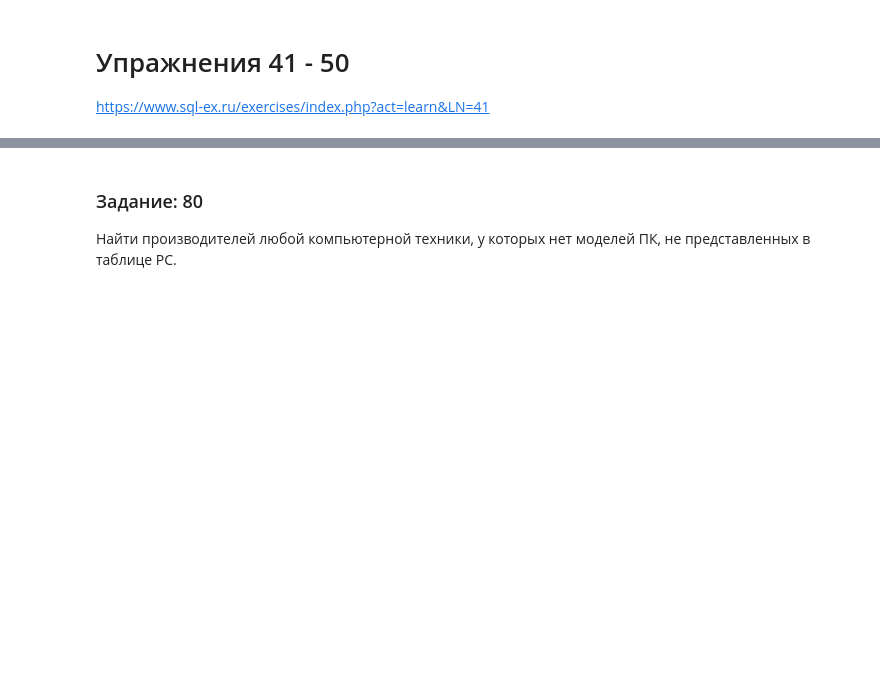
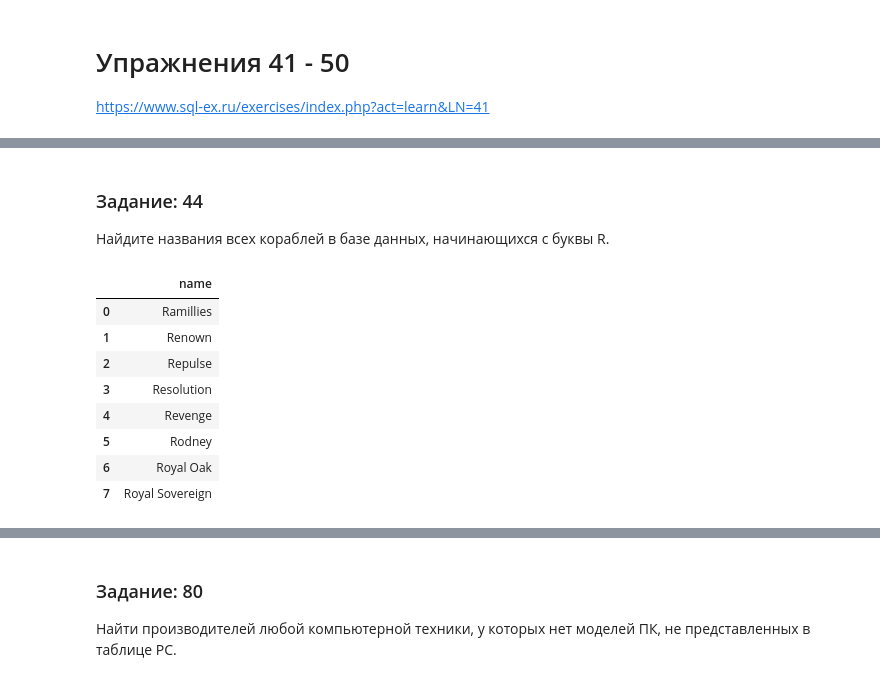
Before and after one commit to kotl68/SQL, a Jupyter notebook: SQL-EX.ipynb, the cells around one changed output, grey strips where cells are left out. Cells and saved outputs as stored; diff of their text form; code cells hidden in the pictures; blank space fills up the shorter version.

```diff
--- a/SQL-EX.ipynb
+++ b/SQL-EX.ipynb
@@ -1544,0 +1578,24 @@ select(sql)
+# %% [markdown]
+### Задание: 44
+Найдите названия всех кораблей в базе данных, начинающихся с буквы R.
+# %%
+sql = '''
+SELECT name FROM (
+SELECT name FROM Ships
+UNION
+SELECT ship FROM Outcomes
+WHERE ship NOT IN(SELECT name FROM Ships)) AS query
+WHERE name LIKE('R%')
+;
+'''
+select(sql)
+# %% [output]
+|  | name |
+| 0 | Ramillies |
+| 1 | Renown |
+| 2 | Repulse |
+| 3 | Resolution |
+| 4 | Revenge |
+| 5 | Rodney |
+| 6 | Royal Oak |
+| 7 | Royal Sovereign |
```
Also changed, not shown: parts of 8 cells of this notebook.
